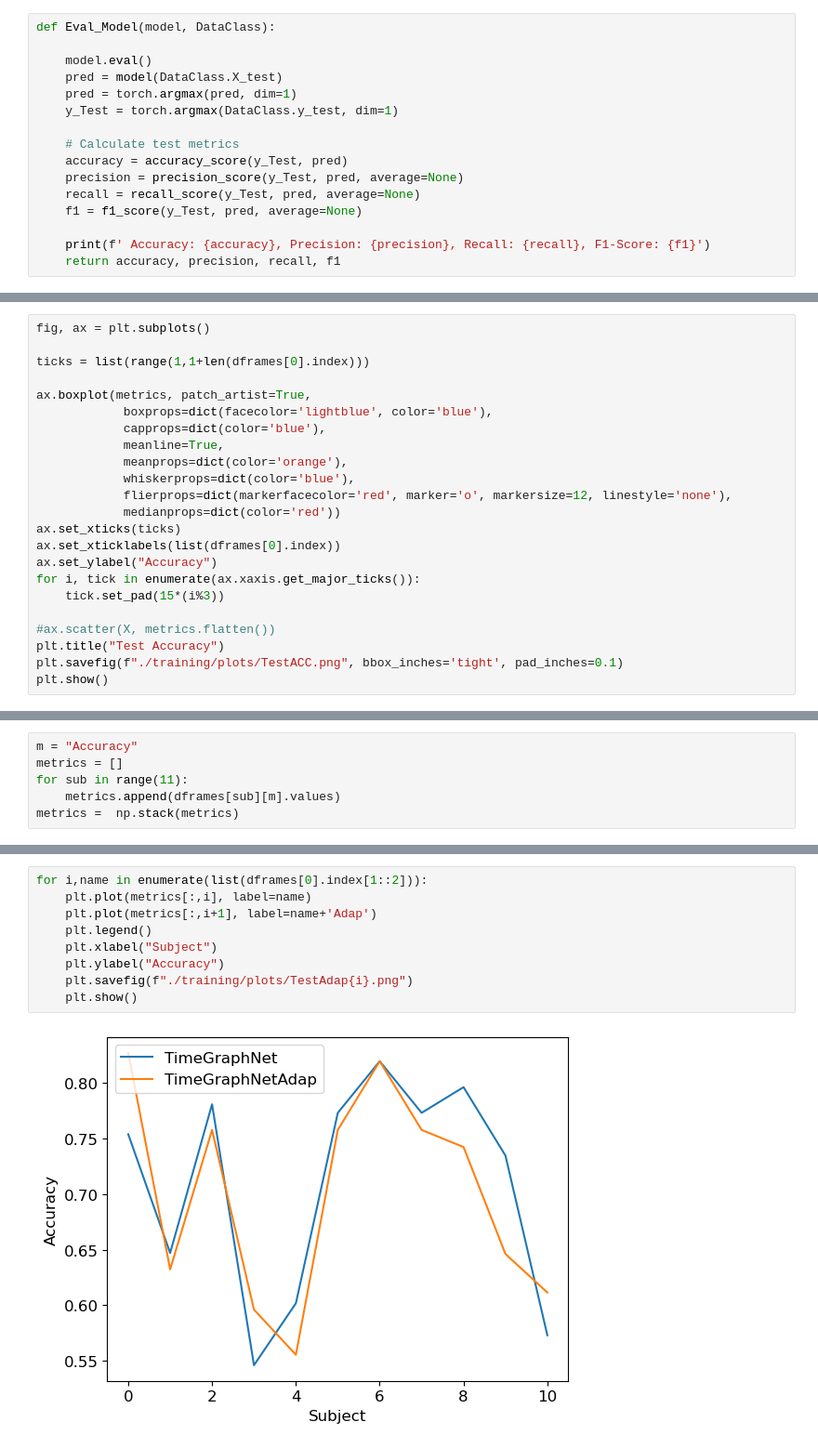
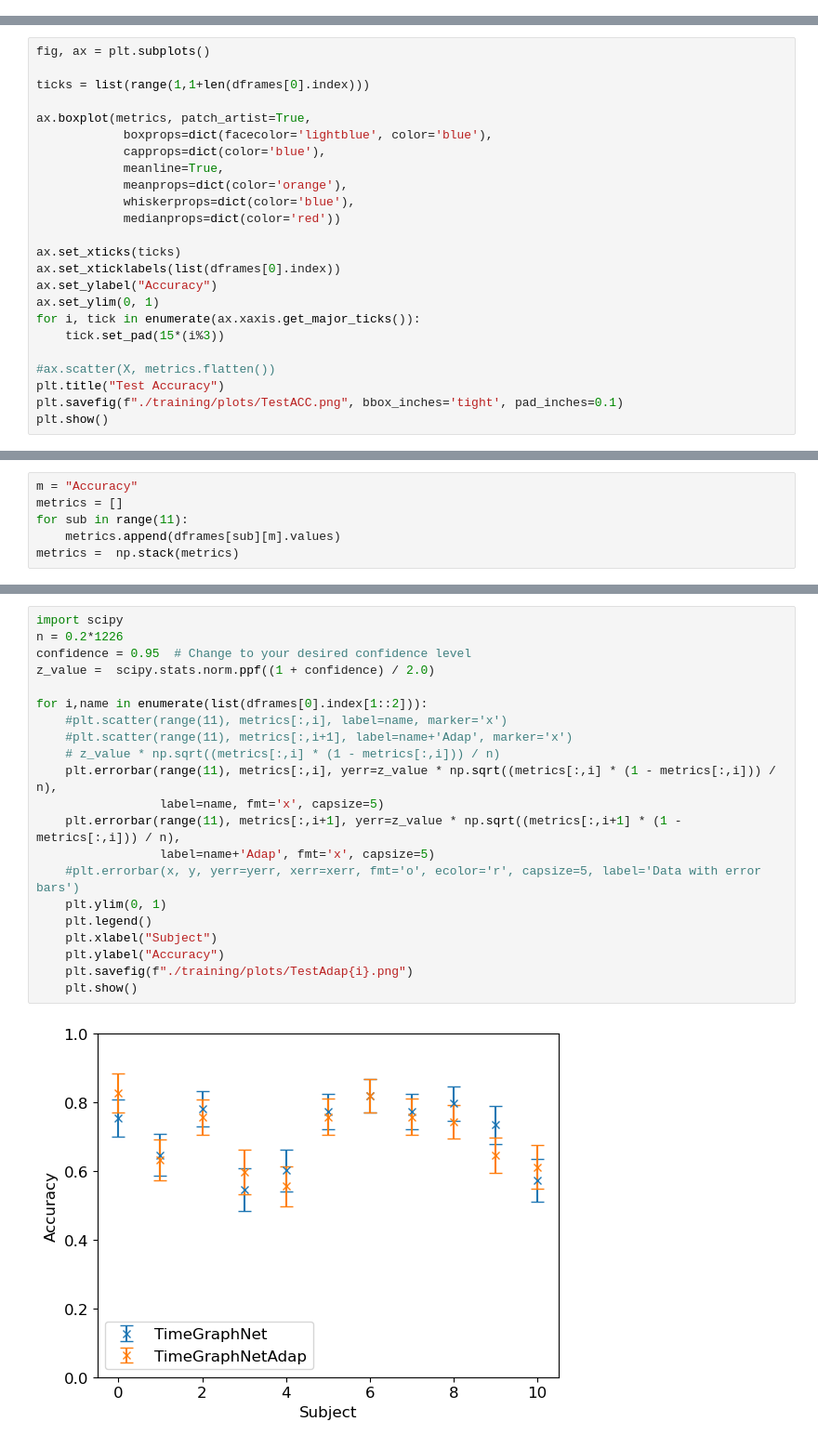
Before and after one commit to 45truc/TFM, a Jupyter notebook: plots.ipynb, the cells around one changed output, grey strips where cells are left out. Shown at 93% size. Cells and saved outputs as stored; diff of their text form.

```diff
--- a/plots.ipynb
+++ b/plots.ipynb
@@ -8,22 +8,6 @@ DataClass = subjecData()
 DataClass.build()
 # %% [markdown]
 # Model evaluation
-# %%
-def Eval_Model(model, DataClass):
-
-    model.eval()
-    pred = model(DataClass.X_test)
-    pred = torch.argmax(pred, dim=1)
-    y_Test = torch.argmax(DataClass.y_test, dim=1)
-
-    # Calculate test metrics
-    accuracy = accuracy_score(y_Test, pred)
-    precision = precision_score(y_Test, pred, average=None)
-    recall = recall_score(y_Test, pred, average=None)
-    f1 = f1_score(y_Test, pred, average=None)
-
-    print(f' Accuracy: {accuracy}, Precision: {precision}, Recall: {recall}, F1-Score: {f1}')
-    return accuracy, precision, recall, f1
 # %%
 NetDict = {'TimeAggNet':TimeAggNet,'TimeGraphNet':TimeGraphNet,'DeepTimeGraphNet':DeepTimeGraphNet,
            'SimpleTimeGraphNet':SimpleTimeGraphNet}
@@ -347,11 +331,12 @@ ax.boxplot(metrics, patch_artist=True,
             meanline=True,
             meanprops=dict(color='orange'),
             whiskerprops=dict(color='blue'),
-            flierprops=dict(markerfacecolor='red', marker='o', markersize=12, linestyle='none'),
             medianprops=dict(color='red'))
+
 ax.set_xticks(ticks)
 ax.set_xticklabels(list(dframes[0].index))
 ax.set_ylabel("Accuracy")
+ax.set_ylim(0, 1)
 for i, tick in enumerate(ax.xaxis.get_major_ticks()):
     tick.set_pad(15*(i%3))
 
@@ -492,11 +466,23 @@ Index(['TimeGraphNet', 'DeepTimeGraphNet', 'SimpleTimeGraphNet'], dtype='object'
 # %%
+import scipy
+n = 0.2*1226
+confidence = 0.95  # Change to your desired confidence level
+z_value =  scipy.stats.norm.ppf((1 + confidence) / 2.0)
+
 for i,name in enumerate(list(dframes[0].index[1::2])):
-    plt.plot(metrics[:,i], label=name)
-    plt.plot(metrics[:,i+1], label=name+'Adap')
+    #plt.scatter(range(11), metrics[:,i], label=name, marker='x')
+    #plt.scatter(range(11), metrics[:,i+1], label=name+'Adap', marker='x')
+    # z_value * np.sqrt((metrics[:,i] * (1 - metrics[:,i])) / n)
+    plt.errorbar(range(11), metrics[:,i], yerr=z_value * np.sqrt((metrics[:,i] * (1 - metrics[:,i])) / n),
+                 label=name, fmt='x', capsize=5)
+    plt.errorbar(range(11), metrics[:,i+1], yerr=z_value * np.sqrt((metrics[:,i+1] * (1 - metrics[:,i])) / n),
+                 label=name+'Adap', fmt='x', capsize=5)
+    #plt.errorbar(x, y, yerr=yerr, xerr=xerr, fmt='o', ecolor='r', capsize=5, label='Data with error bars')
+    plt.ylim(0, 1)
     plt.legend()
     plt.xlabel("Subject")
     plt.ylabel("Accuracy")
     plt.savefig(f"./training/plots/TestAdap{i}.png")
     plt.show()
 # %% [output]
-[figure, old version]
+[figure, new version]
```
Also changed, not shown: parts of 15 cells of this notebook, 16 other files.
